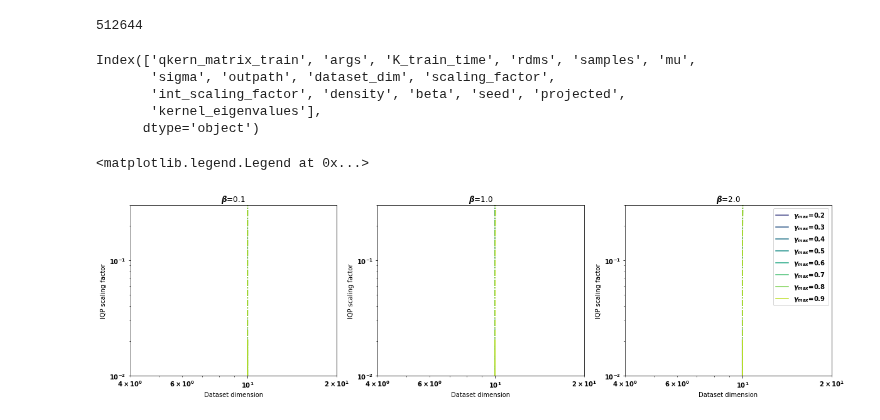
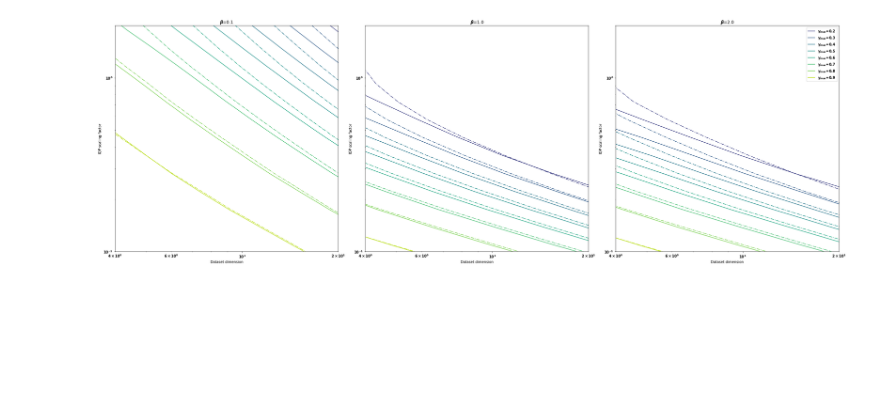
Before and after one commit to lslattery11/quantum_kernel, a Jupyter notebook: notebooks/data_visualization/iqp_fidelity_kernel_final_plots.ipynb, the cells around one changed output. Saved outputs shown, nothing was run; the diff lists cells and outputs as text; code cells hidden in the pictures; blank space fills up the shorter version.

```diff
--- a/notebooks/data_visualization/iqp_fidelity_kernel_final_plots.ipynb
+++ b/notebooks/data_visualization/iqp_fidelity_kernel_final_plots.ipynb
@@ -43,68 +43,58 @@ folders = [
 ]
 cols_to_drop=['qkern_matrix_train', 'args', 'K_train_time', 'rdms',
 'samples', 'mu','sigma', 'outpath','seed', 'projected']
+
 for folder,prefix in folders:
     if prefix in dfs:
         temp = aggregate_shapes(folder,prefix,cols_to_drop=cols_to_drop)
         dfs[prefix] = pd.concat([dfs[prefix], temp])
     else:
-        dfs[prefix] = aggregate_shapes(folder,prefix)
+        dfs[prefix] = aggregate_shapes(folder,prefix,cols_to_drop=cols_to_drop)
 # %%
 save_folder='/mnt/c/Users/lslat/Data/QK_project/results/figs/'
 # %%
 iqp_df=dfs['Sparse_IQP']
-# %%
-sys.getsizeof(iqp_df)
-# %% [output]
-512644
-# %%
-iqp_df.columns
-# %% [output]
-Index(['qkern_matrix_train', 'args', 'K_train_time', 'rdms', 'samples', 'mu',
-       'sigma', 'outpath', 'dataset_dim', 'scaling_factor',
-       'int_scaling_factor', 'density', 'beta', 'seed', 'projected',
-       'kernel_eigenvalues'],
-      dtype='object')
 # %%
 colormap=cm.viridis
 gammas=[0.2,0.3,0.4,0.5,0.6,0.7,0.8,0.9]
 test_sfs=set(iqp_df.scaling_factor)
 betas=[0.1,1.0,2.0]
-fig, axs = plt.subplots(1,len(betas),figsize=(20,5))
+fig, axs = plt.subplots(1,len(betas),figsize=(30,10))
 for i,beta in enumerate(betas):
     filter={'beta': beta}
-    new_df=compute_dataframe_kernel_eigenvalues(iqp_df,filter,k=3)
+    new_df=filter_df(iqp_df,filter)
+    #new_df=compute_dataframe_kernel_eigenvalues(iqp_df,filter,k=3)
 
     ax=axs[i]
     quantum_df=new_df[(new_df['density']!=0)]
     classical_df=new_df[(new_df['density']==0)]
 
     lines=[]
     handles=[]
     for gamma in gammas:
         test_sfs=list(set(quantum_df.scaling_factor))
         test_sfs.sort()
         q_curve=get_eigenvalue_scaling(quantum_df,gamma,test_sfs)
         test_sfs=list(set(classical_df.scaling_factor))
         test_sfs.sort()
         c_curve=get_eigenvalue_scaling(classical_df,gamma,test_sfs)
         label=r'$\gamma_{max}$='+str(gamma)
         color=colormap(gamma)
         line=ax.errorbar(q_curve[:,0],q_curve[:,1],label=label,color=color)
         _=ax.errorbar(c_curve[:,0],c_curve[:,1],color=color,ls='-.')
         lines.append(line[0])
         handles.append(label)
 
     ax.set_xlabel('Dataset dimension')
     ax.set_ylabel('IQP scaling factor')
     ax.set_xlim([4,20])
-    ax.set_ylim([0.01,0.3])
+    ax.set_ylim([10**(-1),2*10**0])
     ax.set_yscale('log')
     ax.set_xscale('log')
     ax.set_title(r'$\beta$='+str(beta))
 
 ax.legend(lines,handles,bbox_to_anchor=(1,1))
-#fig.savefig(f'{save_folder}IQP_fixed_gamma_decay_curves_plots.pdf')
+fig.tight_layout()
+fig.savefig(f'{save_folder}IQP_fixed_gamma_decay_curves_plots.png')
 # %% [output]
-<matplotlib.legend.Legend at 0x...>
-[figure, old version]
+[figure, new version]
```
Also changed, not shown: parts of 10 cells of this notebook, 3 other files.
